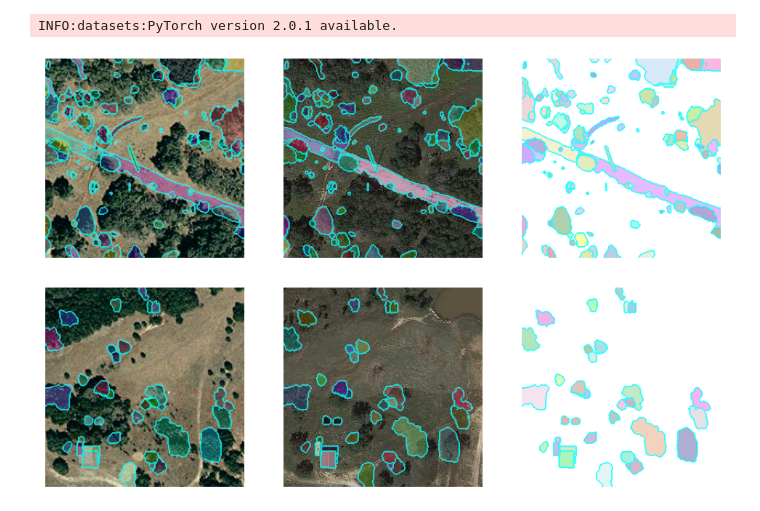
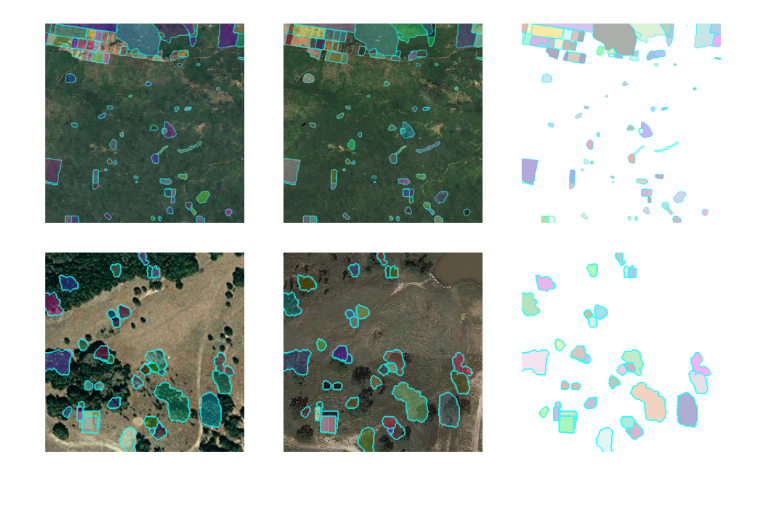
Before and after one commit to JamesBrockUoB/ForestChat, a Jupyter notebook: SAC_exploration.ipynb, the cells around one changed output. Saved outputs shown, nothing was run; the diff lists cells and outputs as text; code cells hidden in the pictures.

```diff
--- a/SAC_exploration.ipynb
+++ b/SAC_exploration.ipynb
@@ -4,35 +4,34 @@ from torchange.models.segment_any_change import AnyChange, show_change_masks
 import os
 import matplotlib.pyplot as plt
 
-DATA_PATH = "./Multi_change/data/LEVIR-MCI-dataset/images"
+#DATA_PATH = "./Multi_change/data/LEVIR-MCI-dataset/images"
+DATA_PATH = "./Multi_change/data/forest_cover/images"
-# %% [output]
-INFO:datasets:PyTorch version 2.0.1 available.
 # %%
-imgA = imread(os.path.join(DATA_PATH, 'test/A/test_000068.png'))
-imgB = imread(os.path.join(DATA_PATH, 'test/B/test_000068.png'))
+imgA = imread(os.path.join(DATA_PATH, 'test/A/test_000007.png'))
+imgB = imread(os.path.join(DATA_PATH, 'test/B/test_000007.png'))
 
 # initialize AnyChange
 m = AnyChange('vit_h', sam_checkpoint='./Multi_change/models_ckpt/sam_vit_h_4b8939.pth')
 # customize the hyperparameters of SAM's mask generator
 m.make_mask_generator(
     points_per_side=32,
     stability_score_thresh=0.95,
 )
 # customize your AnyChange's hyperparameters
 m.set_hyperparameters(
     change_confidence_threshold=155,
     use_normalized_feature=True,
     bitemporal_match=True,
     object_sim_thresh=60,
 )
 
 changemasks, _, _ = m.forward(imgA, imgB) # automatic mode
 
 fig, axes = show_change_masks(imgA, imgB, changemasks)
 
 plt.show()
 # %% [output]
-[figure, old version]
+[figure, new version]
 # %%
 changemasks = m.single_point_match(xy=[58, 220], temporal=2, img1=imgA, img2=imgB)
 fig, axes = show_change_masks(imgA, imgB, changemasks)
```
Also changed, not shown: 3 other files.
